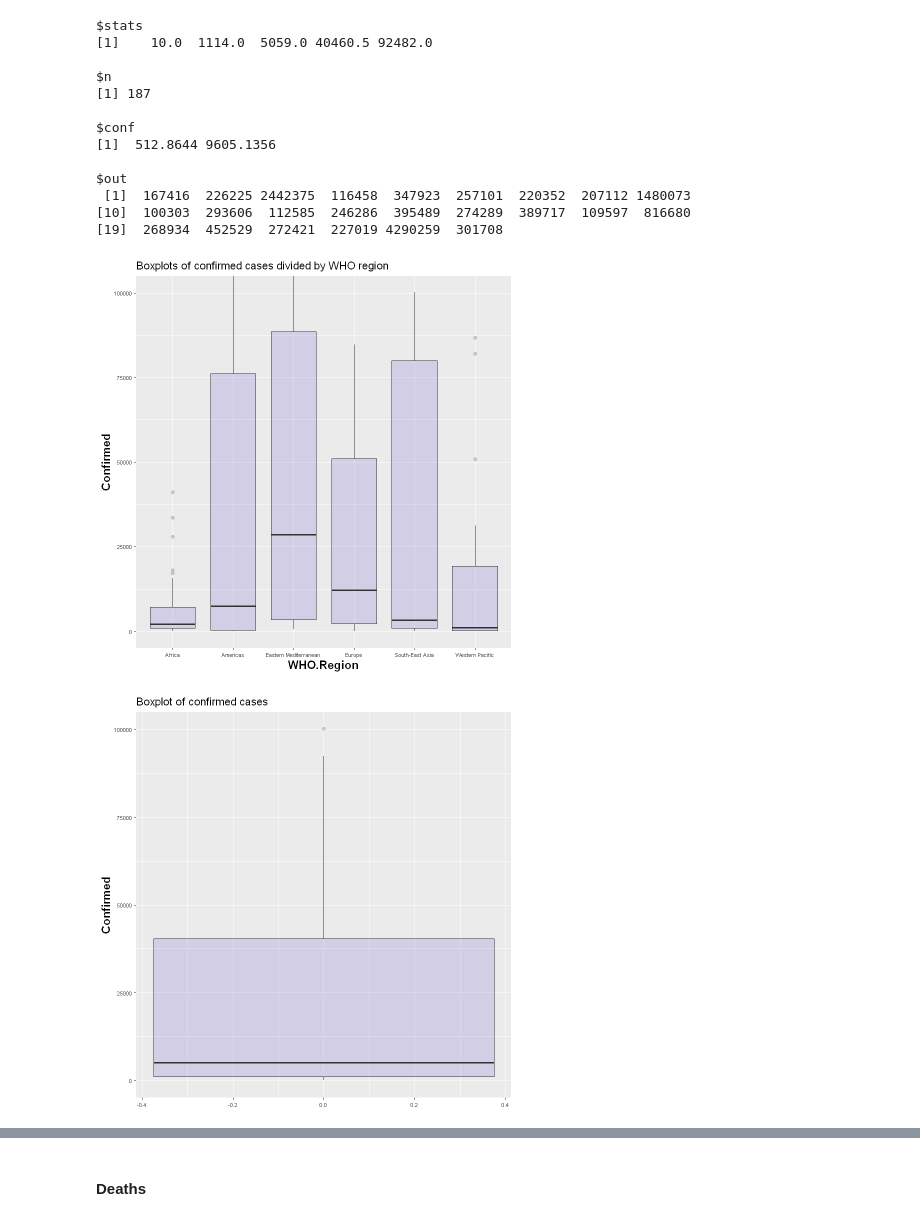
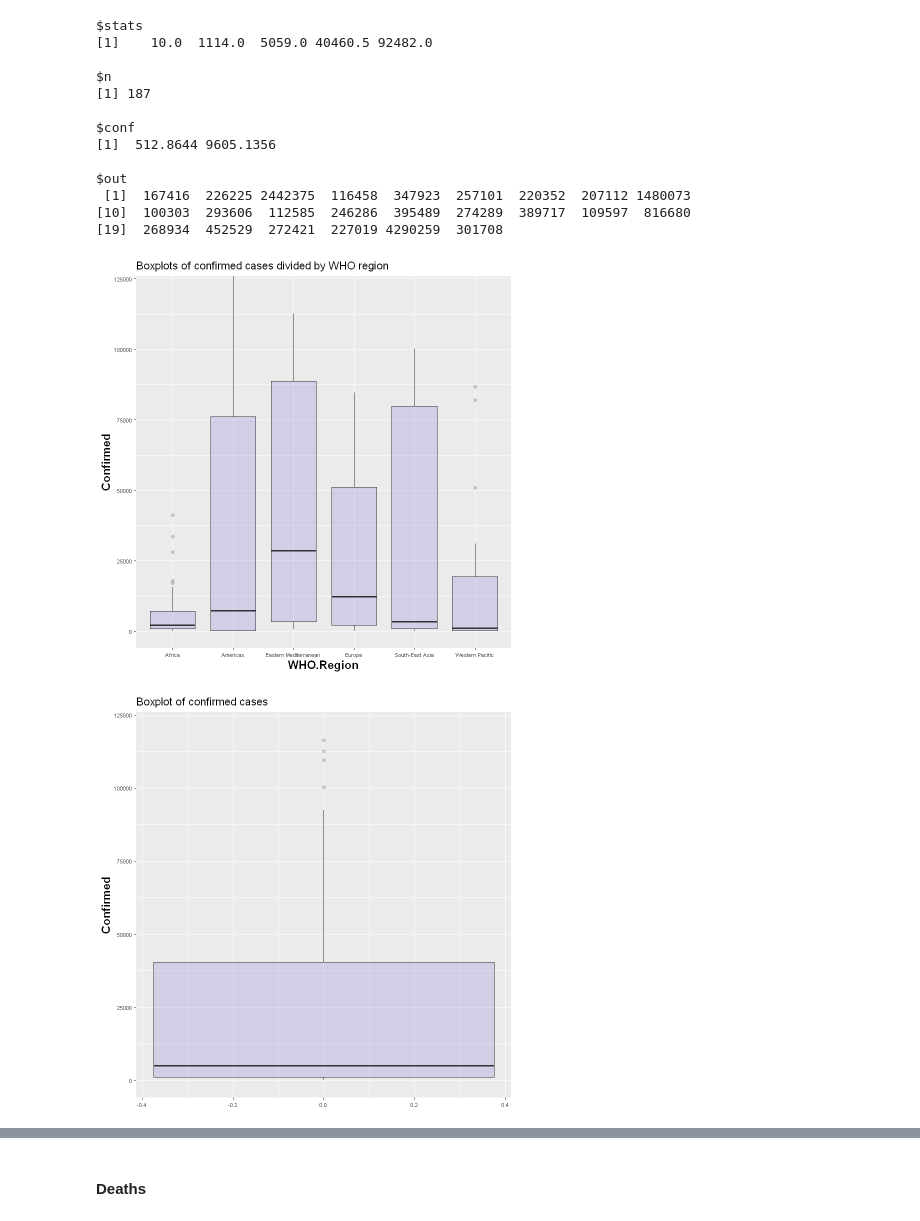
Before and after one commit to Giovo17/covid-country-analysis, a Jupyter notebook: covid-country-analysis.ipynb, the cells around one changed output, grey strips where cells are left out. Cells and saved outputs as stored; diff of their text form; code cells hidden in the pictures.

```diff
--- a/covid-country-analysis.ipynb
+++ b/covid-country-analysis.ipynb
@@ -103,22 +119,22 @@ $out
 # %%
 ggplot(df, aes(x=as.factor(WHO.Region), y=Confirmed)) +
     geom_boxplot(fill="slateblue", alpha=0.2) +
     ggtitle("Boxplots of confirmed cases divided by WHO region") +
     theme(
         axis.text=element_text(size=6.5),
-        axis.title=element_text(size=14,face="bold")
+        axis.title=element_text(size=14, face="bold")
     ) +
-    coord_cartesian(ylim = c(0, 100000)) +
+    coord_cartesian(ylim = c(0, 120000)) +
     xlab("WHO.Region")
 
 ggplot(df, aes(y=Confirmed)) +
     geom_boxplot(fill="slateblue", alpha=0.2) +
     ggtitle("Boxplot of confirmed cases") +
     theme(
         axis.text=element_text(size=6.5),
-        axis.title=element_text(size=14,face="bold")
+        axis.title=element_text(size=14, face="bold")
     ) +
-    coord_cartesian(ylim = c(0, 100000))
+    coord_cartesian(ylim = c(0, 120000))
 # %% [output]
-[figure, old version]
+[figure, new version]
-[figure, old version]
+[figure, new version]
```
Also changed, not shown: parts of 62 cells of this notebook, 38 other files.
